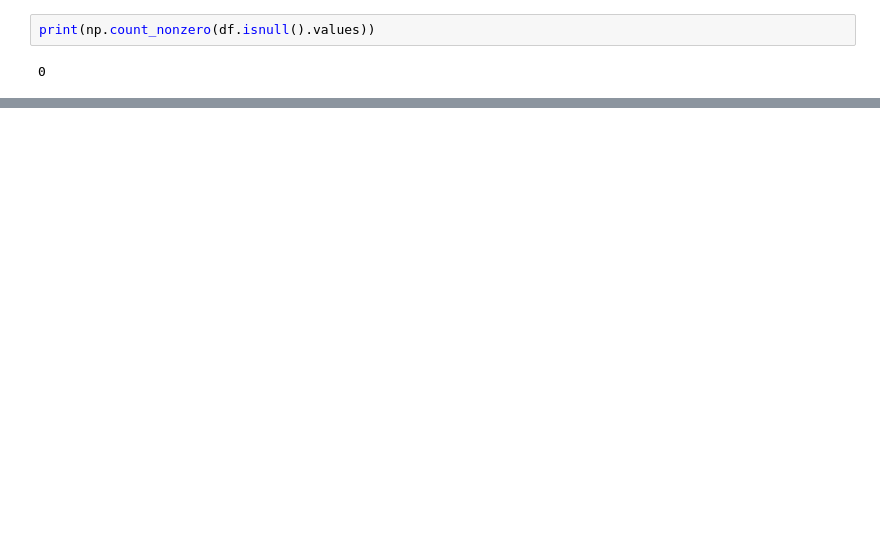
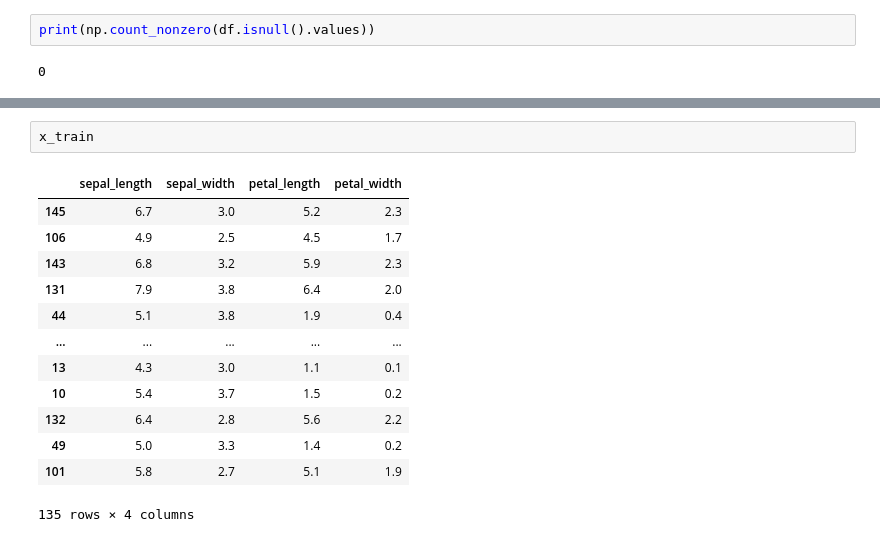
Before and after one commit to Nirvik663/iris-data-set, a Jupyter notebook: iris.ipynb, the cells around one changed output, grey strips where cells are left out. Cells and saved outputs as stored; diff of their text form; blank space fills up the shorter version.

```diff
--- a/iris.ipynb
+++ b/iris.ipynb
@@ -207,0 +213,16 @@ print(np.count_nonzero(df.isnull().values))
+# %%
+x_train
+# %% [output]
+|  | sepal_length | sepal_width | petal_length | petal_width |
+| 145 | 6.7 | 3.0 | 5.2 | 2.3 |
+| 106 | 4.9 | 2.5 | 4.5 | 1.7 |
+| 143 | 6.8 | 3.2 | 5.9 | 2.3 |
+| 131 | 7.9 | 3.8 | 6.4 | 2.0 |
+| 44 | 5.1 | 3.8 | 1.9 | 0.4 |
+| ... | ... | ... | ... | ... |
+| 13 | 4.3 | 3.0 | 1.1 | 0.1 |
+| 10 | 5.4 | 3.7 | 1.5 | 0.2 |
+| 132 | 6.4 | 2.8 | 5.6 | 2.2 |
+| 49 | 5.0 | 3.3 | 1.4 | 0.2 |
+| 101 | 5.8 | 2.7 | 5.1 | 1.9 |
+135 rows × 4 columns
```
Also changed, not shown: parts of 19 cells of this notebook.
